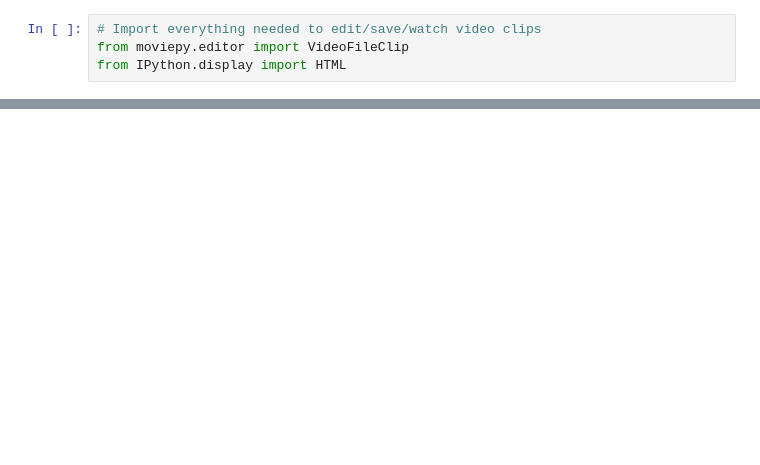
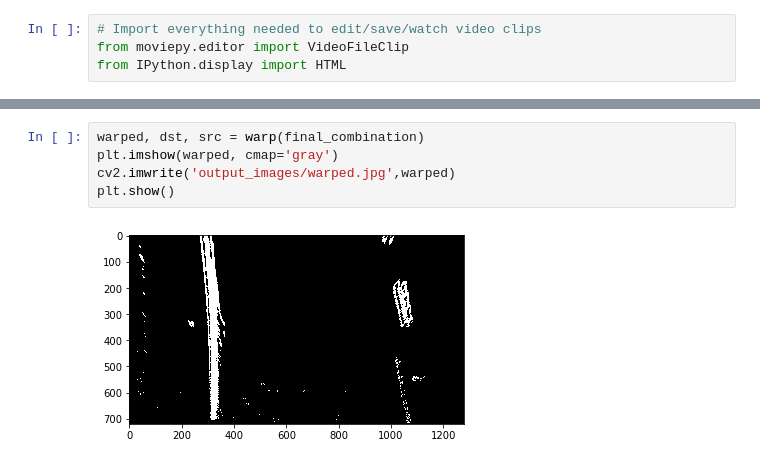
Before and after one commit to macvincent/Advanced_Lane_Line_Finding, a Jupyter notebook: p2.ipynb, the cells around one changed output, grey strips where cells are left out. Cells and saved outputs as stored; diff of their text form; blank space fills up the shorter version.

```diff
--- a/p2.ipynb
+++ b/p2.ipynb
@@ -325,0 +373,7 @@ HTML("""
+# %%
+warped, dst, src = warp(final_combination)
+plt.imshow(warped, cmap='gray')
+cv2.imwrite('output_images/warped.jpg',warped)
+plt.show()
+# %% [output]
+[figure, added]
```
Also changed, not shown: parts of 12 cells of this notebook, 18 other files.
